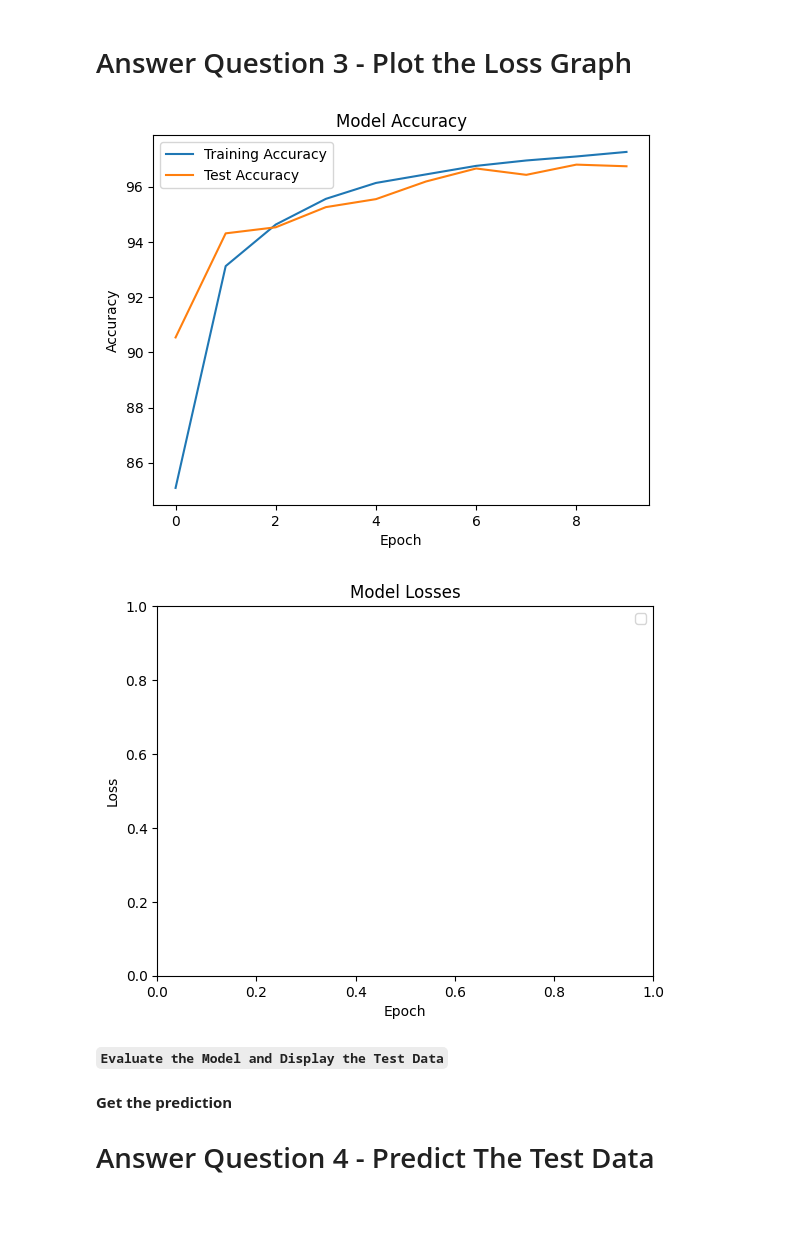
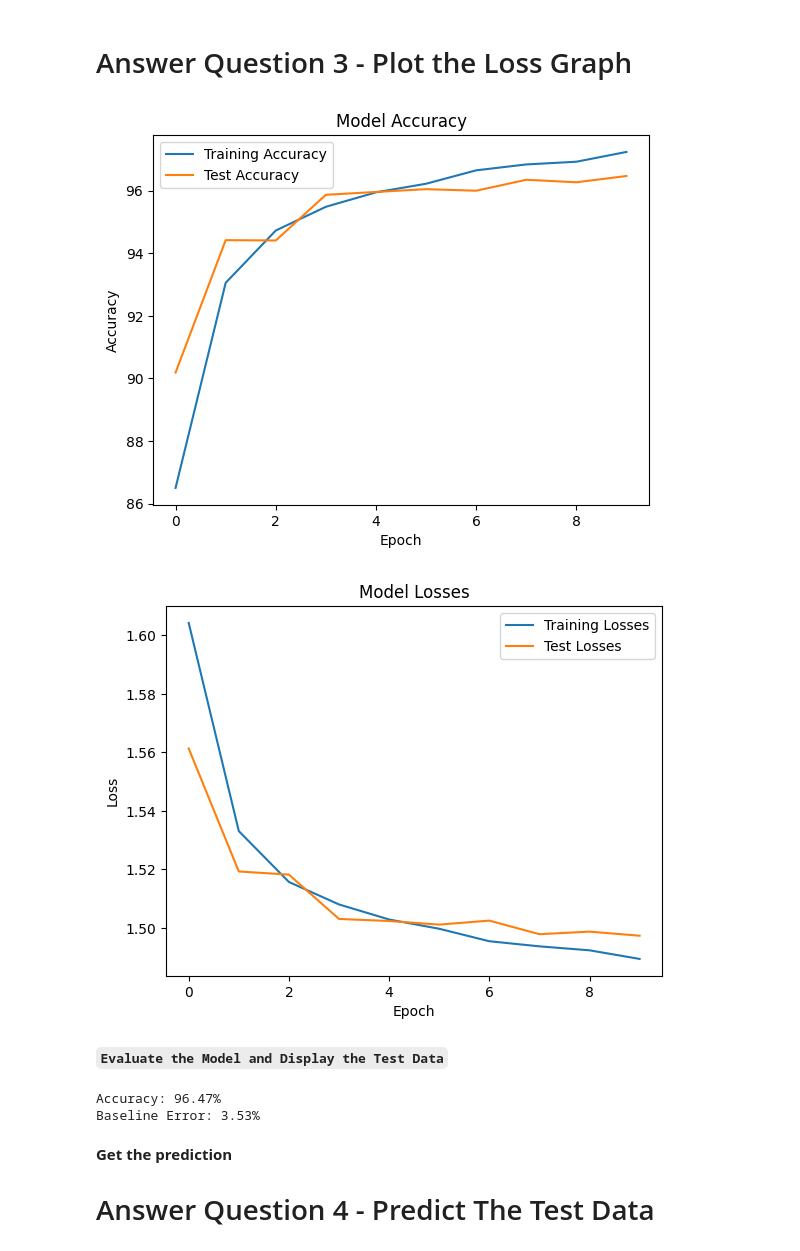
Before and after one commit to norahimah/InitialPro, a Jupyter notebook: Pytorch_mnist_ANN.ipynb, the cells around one changed output. Cells and saved outputs as stored; diff of their text form; code cells hidden in the pictures; blank space fills up the shorter version.

```diff
--- a/Pytorch_mnist_ANN.ipynb
+++ b/Pytorch_mnist_ANN.ipynb
@@ -48,19 +48,15 @@ for images, labels in trainloader:
 plt.imshow(X_train, cmap=plt.get_cmap('gray'))
 plt.show()
 
-
-# Show the third image
-
+# Show the second image
 for images, labels in trainloader:
-    X_train = ## FIX ME  # Convert tensor to numpy array and squeeze it to remove the channel dimension
+    X_train = images[2].squeeze().numpy()  # Convert tensor to numpy array and squeeze it to remove the channel dimension
     break  # break to get only one image
 
 # Plot the image
 plt.imshow(X_train, cmap=plt.get_cmap('gray'))
 plt.show()
 
-
-
 # show the plot
 plt.show()
 # %% [output]
@@ -127,6 +123,7 @@ Text(0.5, 1.0, 'Image 4')
 **Convert data from matrix to vector and Normalize**
 # Question 2 - One Hot Encoding
 # %%
+num_classes=10
 import torch.nn.functional as F
 # Flatten the images and one-hot encode the labels
 def preprocess_data(loader):
@@ -141,7 +138,7 @@ def preprocess_data(loader):
         images = (images + 1) / 2
 
         # One-hot encode the labels
-        labels = ## FIX ME
+        labels = F.one_hot(labels,num_classes=num_classes).float()
 
         images_list.append(images)
         labels_list.append(labels)
@@ -223,7 +217,7 @@ test_losses = []
 test_accuracies = []
 
 # Training loop
-num_epochs = 10
+num_epochs = 15
 
 for epoch in range(num_epochs):
     model.train()
@@ -314,25 +308,25 @@ Epoch [6/10], Test Loss: 1.5001, Test Accuracy: 96.19%
 # %%
 #You need to plot training and validation Lossess
 #Pytorch does not save training history. Save these lists to a file or process them further as needed.
 plt.plot(train_accuracies, label='Training Accuracy')
 plt.plot(test_accuracies, label='Test Accuracy')
 plt.title('Model Accuracy')
 plt.xlabel('Epoch')
 plt.ylabel('Accuracy')
 plt.legend()
 plt.show()
 
 # Plot Loss Graph
-plt.plot(## FIX ME, label='Training Accuracy')
-plt.plot(## FIX ME, label='Test Accuracy')
+plt.plot(train_losses, label='Training Losses')
+plt.plot(test_losses, label='Test Losses')
 plt.title('Model Losses')
 plt.xlabel('Epoch')
 plt.ylabel('Loss')
 plt.legend()
 plt.show()
 # %% [output]
-[figure, old version]
+[figure, new version]
-[figure, old version]
+[figure, new version]
 # %% [markdown]
 **`Evaluate the Model and Display the Test Data`**
 # %%
@@ -354,6 +348,9 @@ with torch.no_grad():
 test_accuracy = 100 * correct / total
 print("Accuracy: %.2f%%" % test_accuracy)
 print("Baseline Error: %.2f%%" % (100 - test_accuracy))
+# %% [output]
+Accuracy: 96.47%
+Baseline Error: 3.53%
 # %% [markdown]
 **Get the prediction**
 
```
Also changed, not shown: parts of 7 cells of this notebook, 1 other file.
